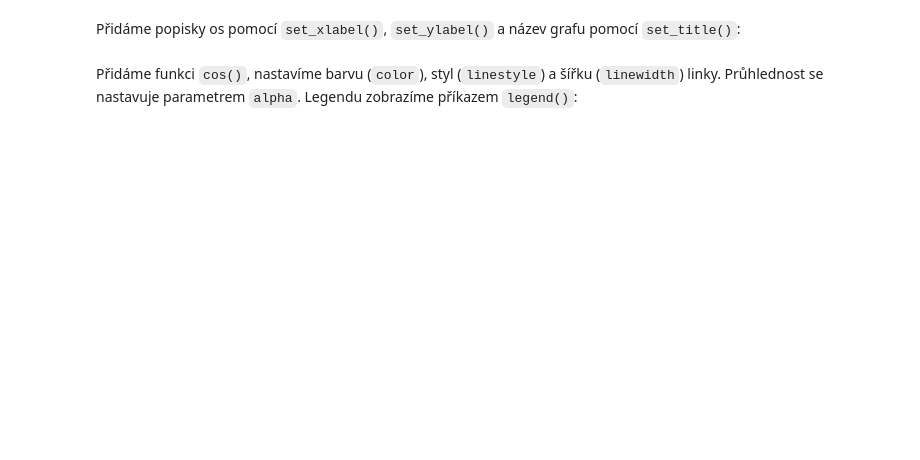
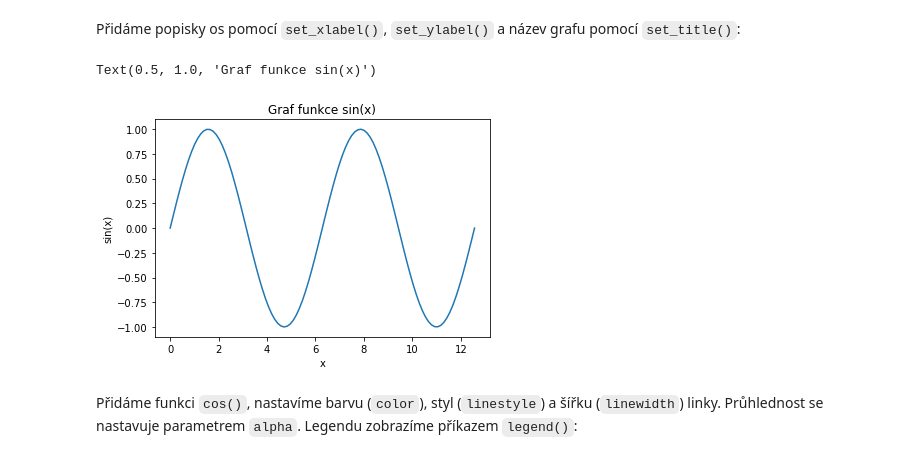
Before and after one commit to m-jirka/nme_cv, a Jupyter notebook: Cviceni01.ipynb, the cells around one changed output. Saved outputs shown, nothing was run; the diff lists cells and outputs as text; code cells hidden in the pictures; blank space fills up the shorter version.

```diff
--- a/Cviceni01.ipynb
+++ b/Cviceni01.ipynb
@@ -224,7 +480,14 @@ Nejdříve je potřeba vytvořit obrázek pomocí `fig`. Vykreslení dat provede
 # %% [markdown]
 Přidáme popisky os pomocí `set_xlabel()`, `set_ylabel()` a název grafu pomocí `set_title()`:
 # %%
-#
+fig, ax = plt.subplots()
+ax.plot(x,y)
+ax.set_xlabel('x')
+ax.set_ylabel('sin(x)')
+ax.set_title('Graf funkce sin(x)')
+# %% [output]
+Text(0.5, 1.0, 'Graf funkce sin(x)')
+[figure, added]
 # %% [markdown]
 Přidáme funkci `cos()`, nastavíme barvu (`color`), styl (`linestyle`) a šířku (`linewidth`) linky. Průhlednost se nastavuje parametrem `alpha`. Legendu zobrazíme příkazem `legend()`:
 # %%
```
Also changed, not shown: parts of 50 cells of this notebook, 49 other files.
